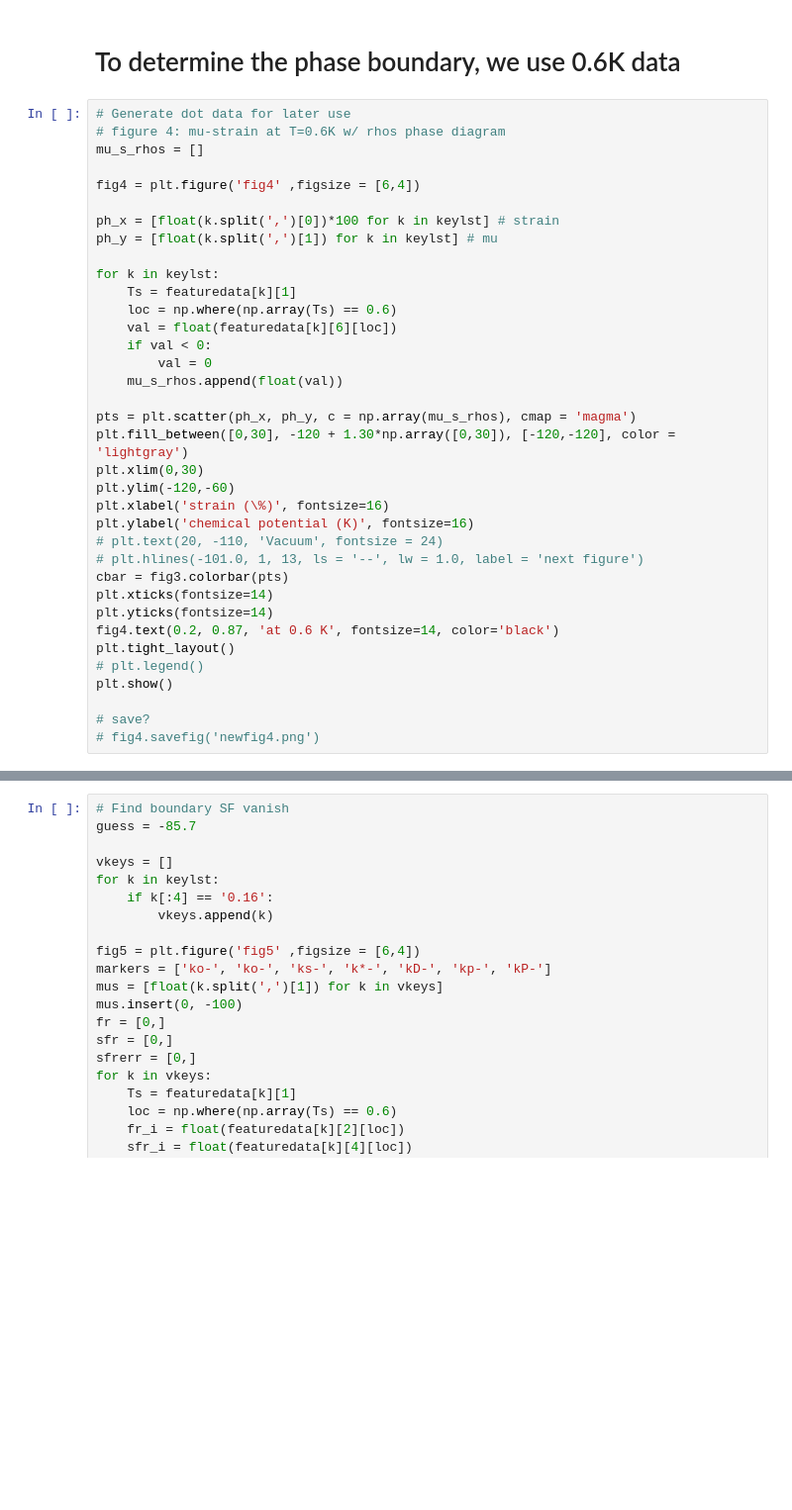
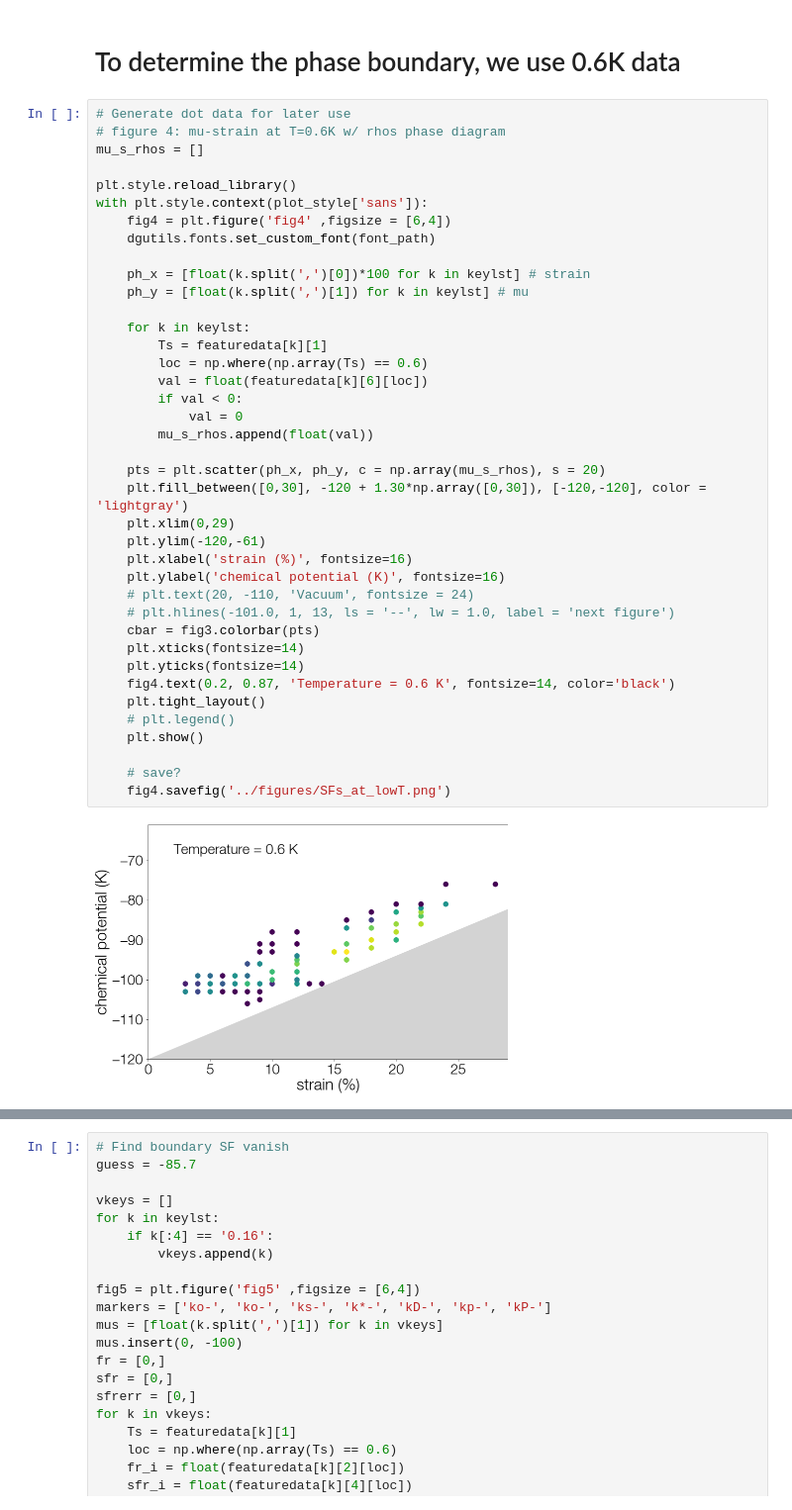
Before and after one commit to DelMaestroGroup/papers-code-Superfluid4HeStrainGraphene, a Jupyter notebook: src/AdsorptionPhaseAnalyzer.ipynb, the cells around one changed output, grey strips where cells are left out. Shown at 99% size. Saved outputs shown, nothing was run; the diff lists cells and outputs as text; blank space fills up the shorter version.

```diff
--- a/src/AdsorptionPhaseAnalyzer.ipynb
+++ b/src/AdsorptionPhaseAnalyzer.ipynb
@@ -424,39 +536,44 @@ plt.show()
 # %%
 # Generate dot data for later use
 # figure 4: mu-strain at T=0.6K w/ rhos phase diagram
 mu_s_rhos = []
 
-fig4 = plt.figure('fig4' ,figsize = [6,4])
+plt.style.reload_library()
+with plt.style.context(plot_style['sans']):
+    fig4 = plt.figure('fig4' ,figsize = [6,4])
+    dgutils.fonts.set_custom_font(font_path)
 
-ph_x = [float(k.split(',')[0])*100 for k in keylst] # strain
-ph_y = [float(k.split(',')[1]) for k in keylst] # mu
+    ph_x = [float(k.split(',')[0])*100 for k in keylst] # strain
+    ph_y = [float(k.split(',')[1]) for k in keylst] # mu
 
-for k in keylst:
-    Ts = featuredata[k][1]
-    loc = np.where(np.array(Ts) == 0.6)
-    val = float(featuredata[k][6][loc])
-    if val < 0:
-        val = 0
-    mu_s_rhos.append(float(val))
+    for k in keylst:
+        Ts = featuredata[k][1]
+        loc = np.where(np.array(Ts) == 0.6)
+        val = float(featuredata[k][6][loc])
+        if val < 0:
+            val = 0
+        mu_s_rhos.append(float(val))
 
-pts = plt.scatter(ph_x, ph_y, c = np.array(mu_s_rhos), cmap = 'magma')
-plt.fill_between([0,30], -120 + 1.30*np.array([0,30]), [-120,-120], color = 'lightgray')
-plt.xlim(0,30)
-plt.ylim(-120,-60)
-plt.xlabel('strain (\%)', fontsize=16)
-plt.ylabel('chemical potential (K)', fontsize=16)
-# plt.text(20, -110, 'Vacuum', fontsize = 24)
-# plt.hlines(-101.0, 1, 13, ls = '--', lw = 1.0, label = 'next figure')
-cbar = fig3.colorbar(pts)
-plt.xticks(fontsize=14)
-plt.yticks(fontsize=14)
-fig4.text(0.2, 0.87, 'at 0.6 K', fontsize=14, color='black')
-plt.tight_layout()
-# plt.legend()
-plt.show()
+    pts = plt.scatter(ph_x, ph_y, c = np.array(mu_s_rhos), s = 20)
+    plt.fill_between([0,30], -120 + 1.30*np.array([0,30]), [-120,-120], color = 'lightgray')
+    plt.xlim(0,29)
+    plt.ylim(-120,-61)
+    plt.xlabel('strain (%)', fontsize=16)
+    plt.ylabel('chemical potential (K)', fontsize=16)
+    # plt.text(20, -110, 'Vacuum', fontsize = 24)
+    # plt.hlines(-101.0, 1, 13, ls = '--', lw = 1.0, label = 'next figure')
+    cbar = fig3.colorbar(pts)
+    plt.xticks(fontsize=14)
+    plt.yticks(fontsize=14)
+    fig4.text(0.2, 0.87, 'Temperature = 0.6 K', fontsize=14, color='black')
+    plt.tight_layout()
+    # plt.legend()
+    plt.show()
 
-# save?
-# fig4.savefig('newfig4.png')
+    # save?
+    fig4.savefig('../figures/SFs_at_lowT.png')
+# %% [output]
+[figure, added]
 # %%
 # figure 5: f-mu strain 12% slice in diagram
 vkeys = []
```
Also changed, not shown: parts of 16 cells of this notebook, 3 other files.
